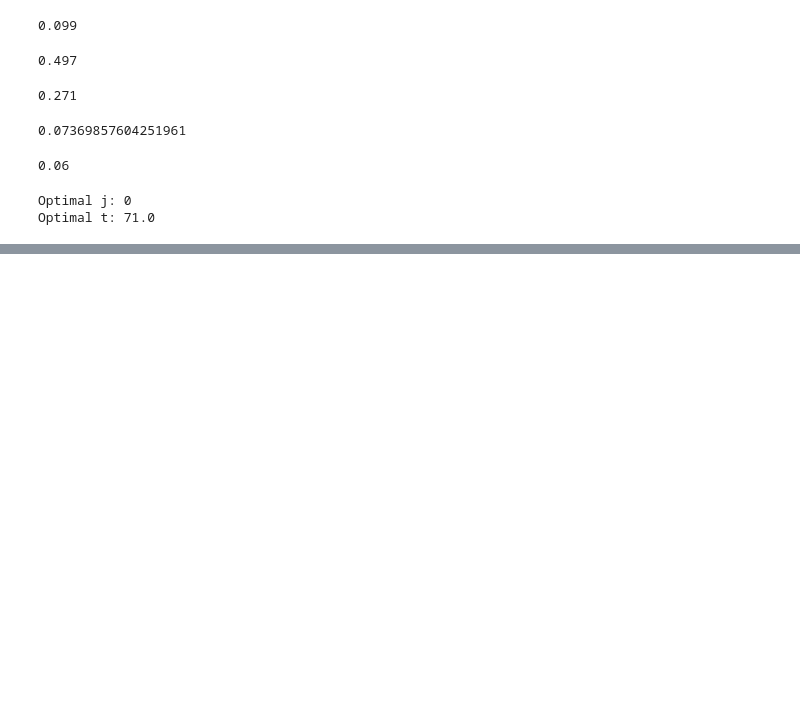
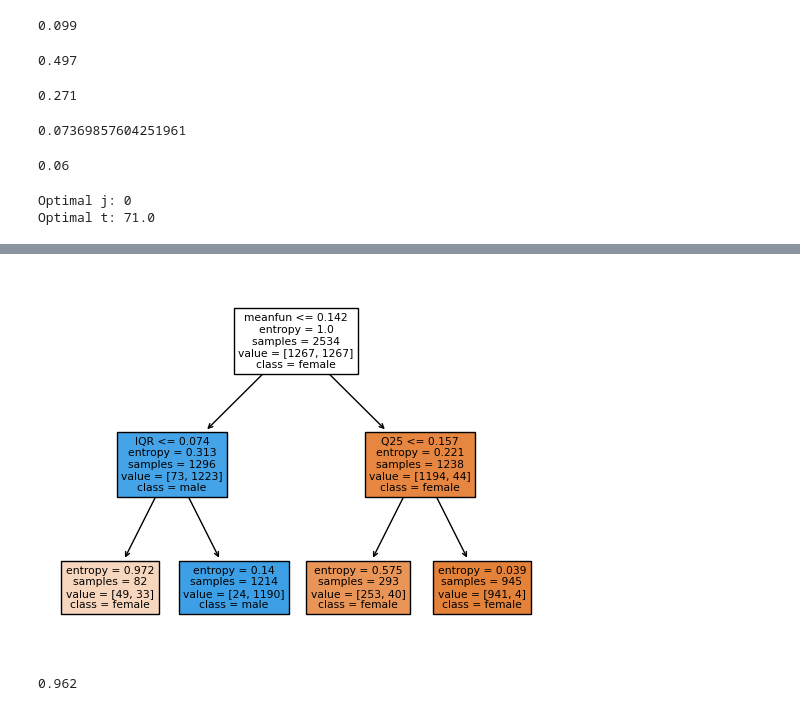
Before and after one commit to lurtz-dahaka/data_science_course, a Jupyter notebook: SKILLFACTORY/MATH&ML-3. Теория вероятностей/Practice.ipynb, the cells around one changed output, grey strips where cells are left out. Drawn from its saved outputs; the diff is of its cells as text; code cells hidden in the pictures; blank space fills up the shorter version.

```diff
--- a/SKILLFACTORY/MATH&ML-3. Теория вероятностей/Practice.ipynb
+++ b/SKILLFACTORY/MATH&ML-3. Теория вероятностей/Practice.ipynb
@@ -82,0 +264,21 @@ calculate_weighted_impurity(X, y, optimal_split_params, )
+# %%
+dt = tree.DecisionTreeClassifier(
+    criterion='entropy',
+    max_depth=2
+)
+
+dt.fit(X_train, y_train)
+tree.plot_tree(
+    decision_tree=dt,
+    feature_names=X_train.columns,
+    filled=True,
+    impurity=True,
+    class_names=dt.classes_
+);
+# %% [output]
+[figure, added]
+# %%
+y_test_predict = dt.predict(X_test)
+print(round(metrics.accuracy_score(y_test, y_test_predict), 3))
+# %% [output]
+0.962
```
Also changed, not shown: parts of 22 cells of this notebook, 5 other files.
